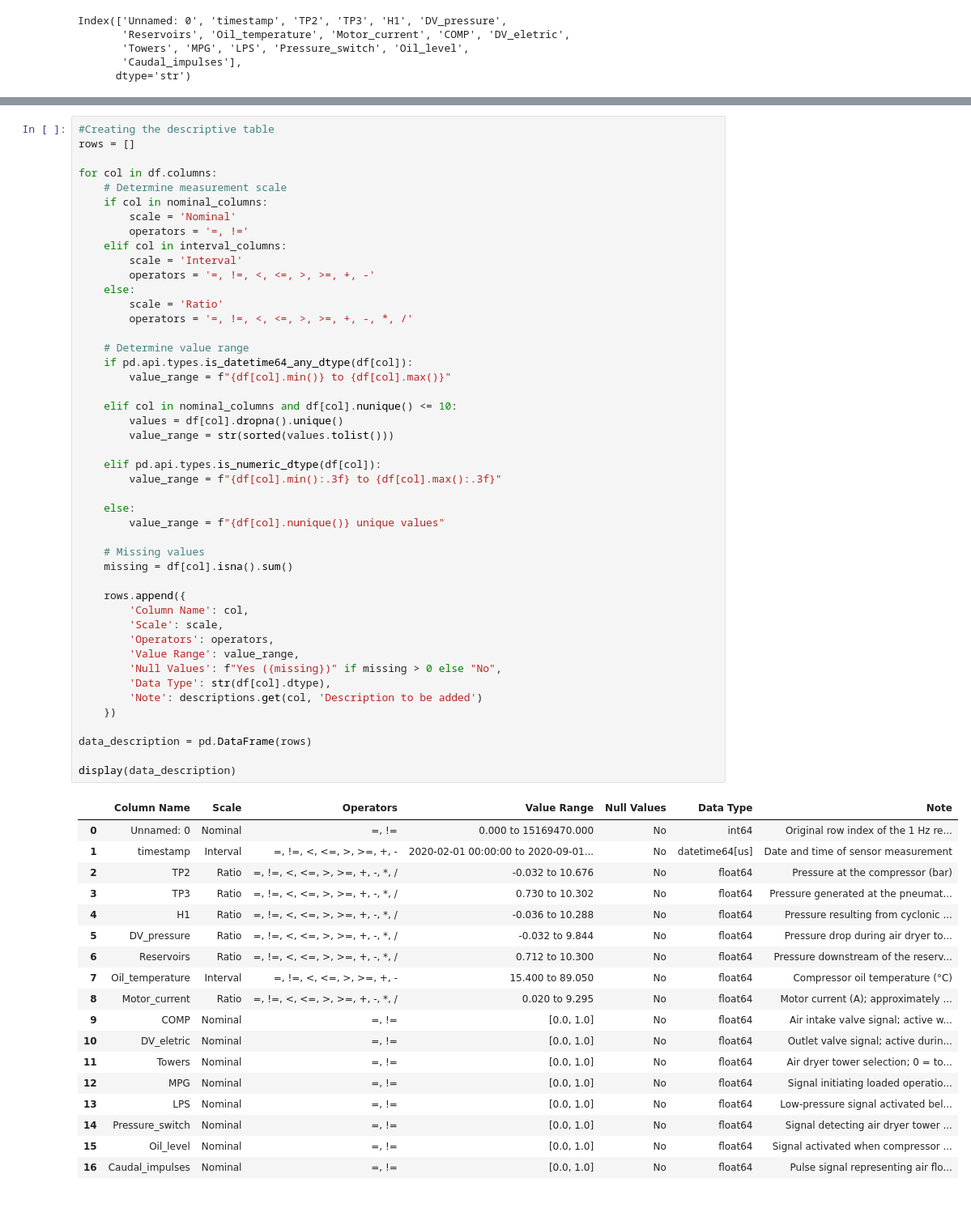
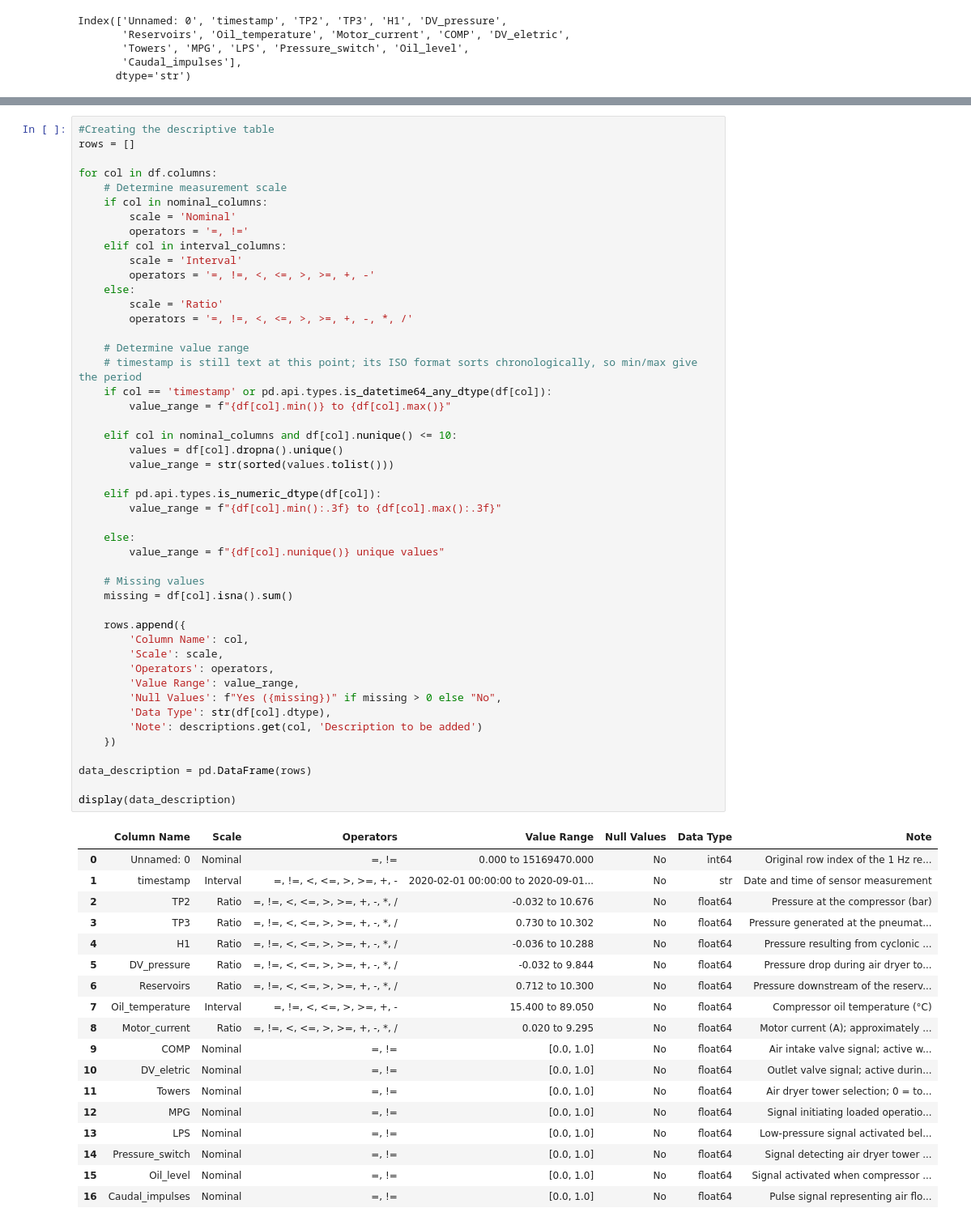
Before and after one commit to Agrima010/industrial-analytics-predictive-maintenance, a Jupyter notebook: MetroPT3_Data Exploratory Analysis.ipynb, the cells around one changed output, grey strips where cells are left out. Shown at 81% size. Saved outputs shown, nothing was run; the diff lists cells and outputs as text.

```diff
--- a/MetroPT3_Data Exploratory Analysis.ipynb
+++ b/MetroPT3_Data Exploratory Analysis.ipynb
@@ -228,39 +329,40 @@ for col in df.columns:
         operators = '=, !=, <, <=, >, >=, +, -, *, /'
 
     # Determine value range
-    if pd.api.types.is_datetime64_any_dtype(df[col]):
+    # timestamp is still text at this point; its ISO format sorts chronologically, so min/max give the period
+    if col == 'timestamp' or pd.api.types.is_datetime64_any_dtype(df[col]):
         value_range = f"{df[col].min()} to {df[col].max()}"
 
     elif col in nominal_columns and df[col].nunique() <= 10:
         values = df[col].dropna().unique()
         value_range = str(sorted(values.tolist()))
 
     elif pd.api.types.is_numeric_dtype(df[col]):
         value_range = f"{df[col].min():.3f} to {df[col].max():.3f}"
 
     else:
         value_range = f"{df[col].nunique()} unique values"
 
     # Missing values
     missing = df[col].isna().sum()
 
     rows.append({
         'Column Name': col,
         'Scale': scale,
         'Operators': operators,
         'Value Range': value_range,
         'Null Values': f"Yes ({missing})" if missing > 0 else "No",
         'Data Type': str(df[col].dtype),
         'Note': descriptions.get(col, 'Description to be added')
     })
 
 data_description = pd.DataFrame(rows)
 
 display(data_description)
 # %% [output]
 |  | Column Name | Scale | Operators | Value Range | Null Values | Data Type | Note |
 | 0 | Unnamed: 0 | Nominal | =, != | 0.000 to 15169470.000 | No | int64 | Original row index of the 1 Hz re... |
-| 1 | timestamp | Interval | =, !=, <, <=, >, >=, +, - | 2020-02-01 00:00:00 to 2020-09-01... | No | datetime64[us] | Date and time of sensor measurement |
+| 1 | timestamp | Interval | =, !=, <, <=, >, >=, +, - | 2020-02-01 00:00:00 to 2020-09-01... | No | str | Date and time of sensor measurement |
 | 2 | TP2 | Ratio | =, !=, <, <=, >, >=, +, -, *, / | -0.032 to 10.676 | No | float64 | Pressure at the compressor (bar) |
 | 3 | TP3 | Ratio | =, !=, <, <=, >, >=, +, -, *, / | 0.730 to 10.302 | No | float64 | Pressure generated at the pneumat... |
 | 4 | H1 | Ratio | =, !=, <, <=, >, >=, +, -, *, / | -0.036 to 10.288 | No | float64 | Pressure resulting from cyclonic ... |
```
Also changed, not shown: parts of 60 cells of this notebook, 1 other file.
